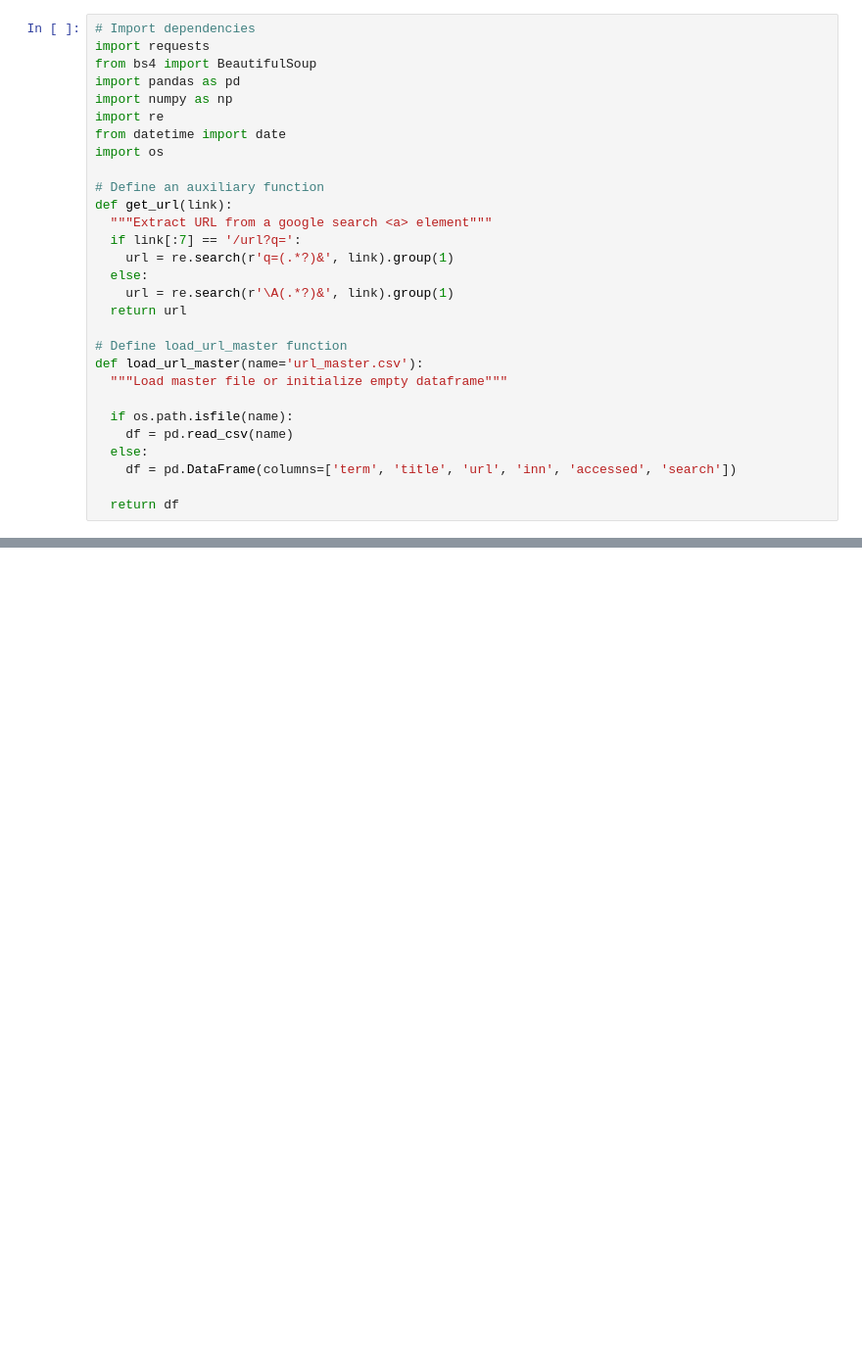
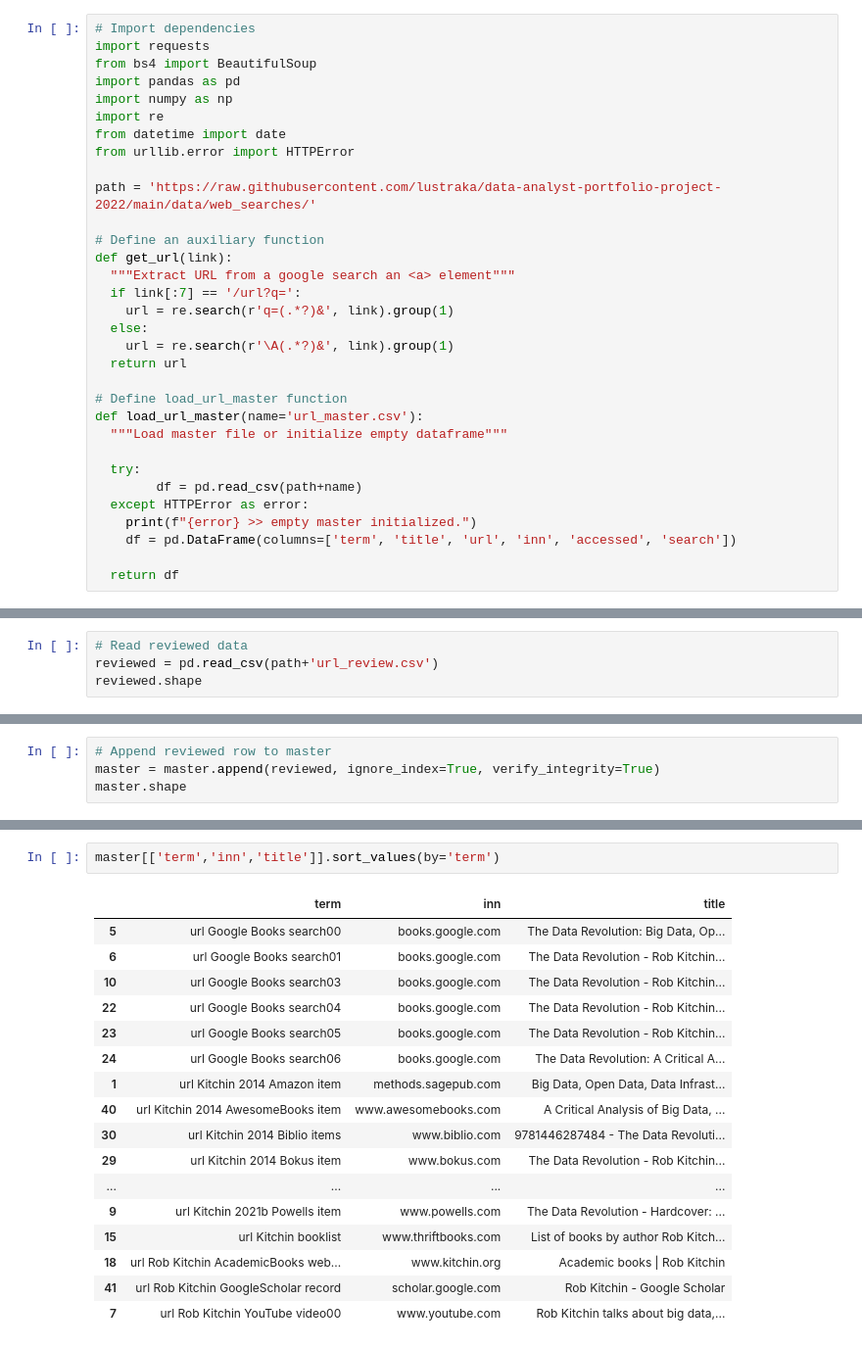
Before and after one commit to lustraka/data-analyst-portfolio-project-2022, a Jupyter notebook: cs01_cds_methods/20211202_Search_Web_Resources.ipynb, the cells around one changed output, grey strips where cells are left out. Shown: that part at 98% size. Drawn from its saved outputs; the diff is of its cells as text; blank space fills up the shorter version.

```diff
--- a/cs01_cds_methods/20211202_Search_Web_Resources.ipynb
+++ b/cs01_cds_methods/20211202_Search_Web_Resources.ipynb
@@ -59,11 +59,13 @@ import pandas as pd
 import numpy as np
 import re
 from datetime import date
-import os
+from urllib.error import HTTPError
+
+path = 'https://raw.githubusercontent.com/lustraka/data-analyst-portfolio-project-2022/main/data/web_searches/'
 
 # Define an auxiliary function
 def get_url(link):
-  """Extract URL from a google search <a> element"""
+  """Extract URL from a google search an <a> element"""
   if link[:7] == '/url?q=':
     url = re.search(r'q=(.*?)&', link).group(1)
   else:
@@ -74,9 +76,10 @@ def get_url(link):
 def load_url_master(name='url_master.csv'):
   """Load master file or initialize empty dataframe"""
 
-  if os.path.isfile(name):
-    df = pd.read_csv(name)
-  else:
+  try:
+        df = pd.read_csv(path+name)
+  except HTTPError as error:
+    print(f"{error} >> empty master initialized.")
     df = pd.DataFrame(columns=['term', 'title', 'url', 'inn', 'accessed', 'search'])
 
   return df
@@ -177,0 +243,4 @@ www.kitchin.org Academic books | Rob Kitchin
+# %%
+# Read reviewed data
+reviewed = pd.read_csv(path+'url_review.csv')
+reviewed.shape
@@ -177,0 +249,4 @@ www.kitchin.org Academic books | Rob Kitchin
+# %%
+# Append reviewed row to master
+master = master.append(reviewed, ignore_index=True, verify_integrity=True)
+master.shape
@@ -177,0 +269,20 @@ www.kitchin.org Academic books | Rob Kitchin
+# %%
+master[['term','inn','title']].sort_values(by='term')
+# %% [output]
+|  | term | inn | title |
+| 5 | url Google Books search00 | books.google.com | The Data Revolution: Big Data, Op... |
+| 6 | url Google Books search01 | books.google.com | The Data Revolution - Rob Kitchin... |
+| 10 | url Google Books search03 | books.google.com | The Data Revolution - Rob Kitchin... |
+| 22 | url Google Books search04 | books.google.com | The Data Revolution - Rob Kitchin... |
+| 23 | url Google Books search05 | books.google.com | The Data Revolution - Rob Kitchin... |
+| 24 | url Google Books search06 | books.google.com | The Data Revolution: A Critical A... |
+| 1 | url Kitchin 2014 Amazon item | methods.sagepub.com | Big Data, Open Data, Data Infrast... |
+| 40 | url Kitchin 2014 AwesomeBooks item | www.awesomebooks.com | A Critical Analysis of Big Data, ... |
+| 30 | url Kitchin 2014 Biblio items | www.biblio.com | 9781446287484 - The Data Revoluti... |
+| 29 | url Kitchin 2014 Bokus item | www.bokus.com | The Data Revolution - Rob Kitchin... |
+| ... | ... | ... | ... |
+| 9 | url Kitchin 2021b Powells item | www.powells.com | The Data Revolution - Hardcover: ... |
+| 15 | url Kitchin booklist | www.thriftbooks.com | List of books by author Rob Kitch... |
+| 18 | url Rob Kitchin AcademicBooks web... | www.kitchin.org | Academic books | Rob Kitchin |
+| 41 | url Rob Kitchin GoogleScholar record | scholar.google.com | Rob Kitchin - Google Scholar |
+| 7 | url Rob Kitchin YouTube video00 | www.youtube.com | Rob Kitchin talks about big data,... |
```
Also changed, not shown: parts of 21 cells of this notebook.
